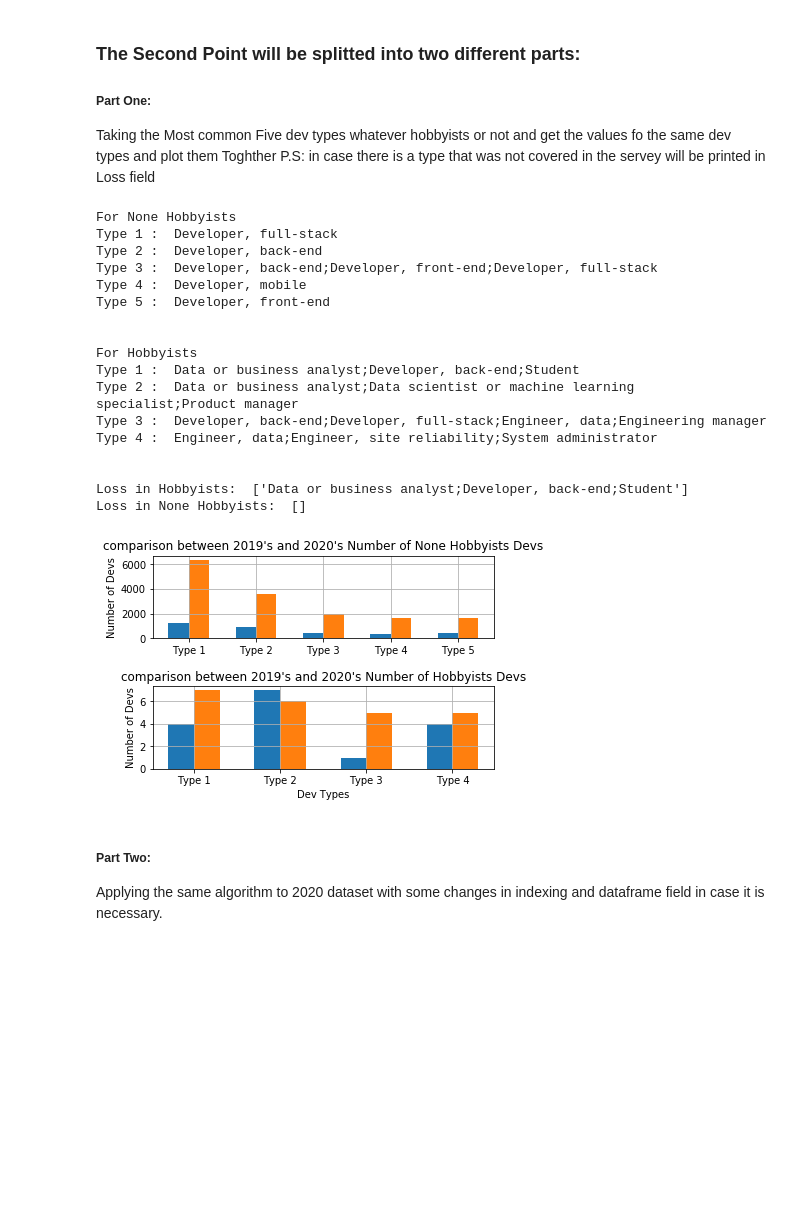
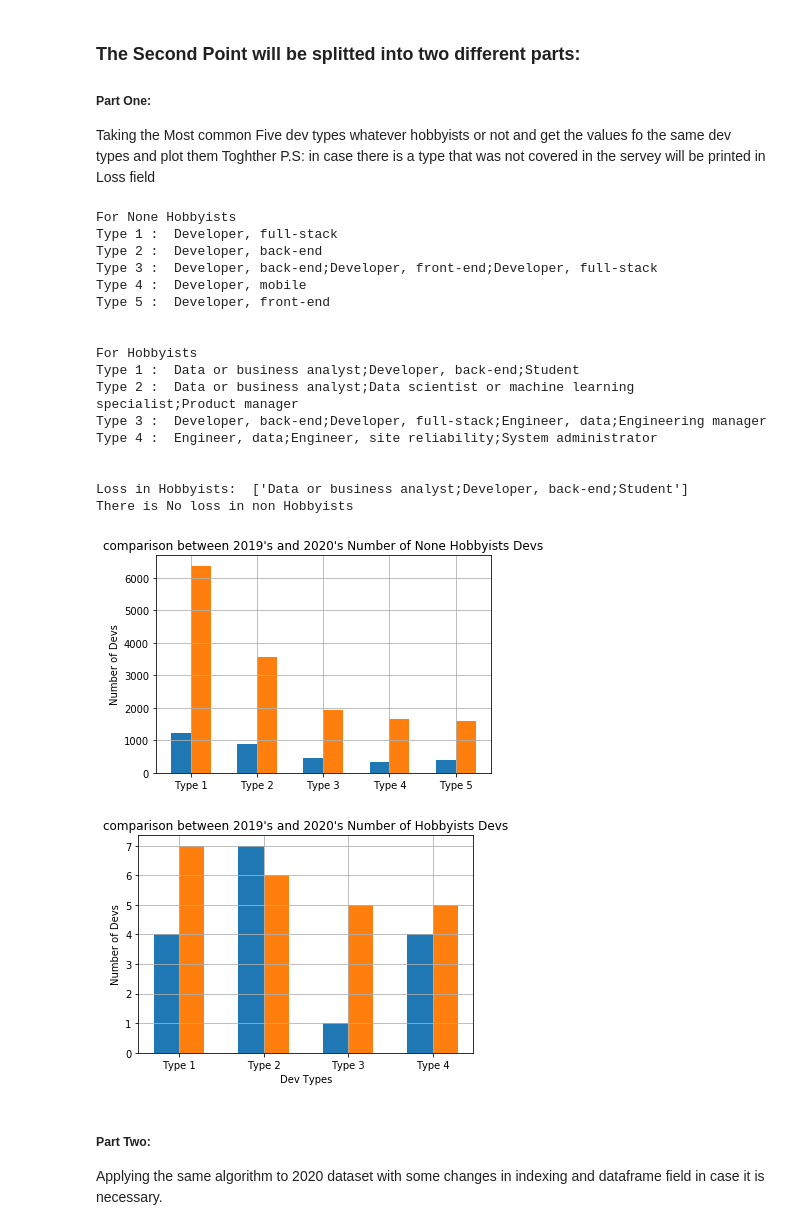
Before and after one commit to abdullahth/sof, a Jupyter notebook: 2020/app.ipynb, the cells around one changed output. Saved outputs shown, nothing was run; the diff lists cells and outputs as text; code cells hidden in the pictures; blank space fills up the shorter version.

```diff
--- a/2020/app.ipynb
+++ b/2020/app.ipynb
@@ -147,63 +149,65 @@ for dev in none_hobbyists_devs:
         insights_2019["None Hobbyists"][none_hobbyists_devs.index(dev)] = np.nan
         loss["None Hobbyists"].append(dev)
 none_hobbyists= pd.DataFrame({"DevType": none_hobbyists_devs, "2020": counts, "2019": insights_2019["None Hobbyists"]})
-fig, axes = plt.subplots(2)
+fig1, ax1 = plt.subplots()
+fig2, ax2 = plt.subplots()
+
 width = 0.3
 xticklabels = ["Type 1", "Type 2", "Type 3", "Type 4", "Type 5"]
-fig.tight_layout(pad=2.7)
 
 # Plotting None Hobbyists Data
 x = np.arange(len(xticklabels))
-axes[0].bar(x- width/2, none_hobbyists["2020"], width, label="2020 None Hobbyists")
-axes[0].bar(x+ width/2, none_hobbyists["2019"], width, label="2019 None Hobbyists")
-axes[0].grid(True)
-axes[0].set_xticks(x)
-axes[0].set_xticklabels(xticklabels)
-axes[0].set_ylabel("Number of Devs")
-axes[0].set_title("comparison between 2019's and 2020's Number of None Hobbyists Devs")
+ax1.bar(x- width/2, none_hobbyists["2020"], width, label="2020 None Hobbyists")
+ax1.bar(x+ width/2, none_hobbyists["2019"], width, label="2019 None Hobbyists")
+ax1.grid(True)
+ax1.set_xticks(x)
+ax1.set_xticklabels(xticklabels)
+ax1.set_ylabel("Number of Devs")
+ax1.set_title("comparison between 2019's and 2020's Number of None Hobbyists Devs")
 print("For None Hobbyists")
 for label, dev in zip(xticklabels, none_hobbyists["DevType"]):
     print(label, ": ", dev)
 
 
 # Plotting Hobbyists Data
 xticklabels = xticklabels[0:4]
 x = np.arange(len(xticklabels))
-axes[1].bar(x- width/2, hobbyists["2020"][1:5], width, label="2020 Hobbyists")
-axes[1].bar(x+ width/2, hobbyists["2019"][1:5], width, label="2019 Hobbyists")
-axes[1].grid(True)
-axes[1].set_xticks(x)
-axes[1].set_xticklabels(xticklabels)
-axes[1].set_xlabel("Dev Types")
-axes[1].set_ylabel("Number of Devs")
-axes[1].set_title("comparison between 2019's and 2020's Number of Hobbyists Devs")
+ax2.bar(x- width/2, hobbyists["2020"][1:5], width, label="2020 Hobbyists")
+ax2.bar(x+ width/2, hobbyists["2019"][1:5], width, label="2019 Hobbyists")
+ax2.grid(True)
+ax2.set_xticks(x)
+ax2.set_xticklabels(xticklabels)
+ax2.set_xlabel("Dev Types")
+ax2.set_ylabel("Number of Devs")
+ax2.set_title("comparison between 2019's and 2020's Number of Hobbyists Devs")
 
 
 print("\n\nFor Hobbyists")
 for label, dev in zip(xticklabels, hobbyists["DevType"]):
     print(label, ": ", dev)
 
 print("\n\nLoss in Hobbyists: ", loss["Hobbyists"])
 print("There is No loss in non Hobbyists")
 # %% [output]
 For None Hobbyists
 Type 1 :  Developer, full-stack
 Type 2 :  Developer, back-end
 Type 3 :  Developer, back-end;Developer, front-end;Developer, full-stack
 Type 4 :  Developer, mobile
 Type 5 :  Developer, front-end
 
 
 For Hobbyists
 Type 1 :  Data or business analyst;Developer, back-end;Student
 Type 2 :  Data or business analyst;Data scientist or machine learning specialist;Product manager
 Type 3 :  Developer, back-end;Developer, full-stack;Engineer, data;Engineering manager
 Type 4 :  Engineer, data;Engineer, site reliability;System administrator
 
 
 Loss in Hobbyists:  ['Data or business analyst;Developer, back-end;Student']
-Loss in None Hobbyists:  []
+There is No loss in non Hobbyists
-[figure, old version]
+[figure, new version]
+[figure, added]
 # %% [markdown]
 ##### Part Two:
 Applying the same algorithm to 2020 dataset with some changes in indexing and dataframe field in case it is necessary.
```
Also changed, not shown: parts of 2 cells of this notebook.
